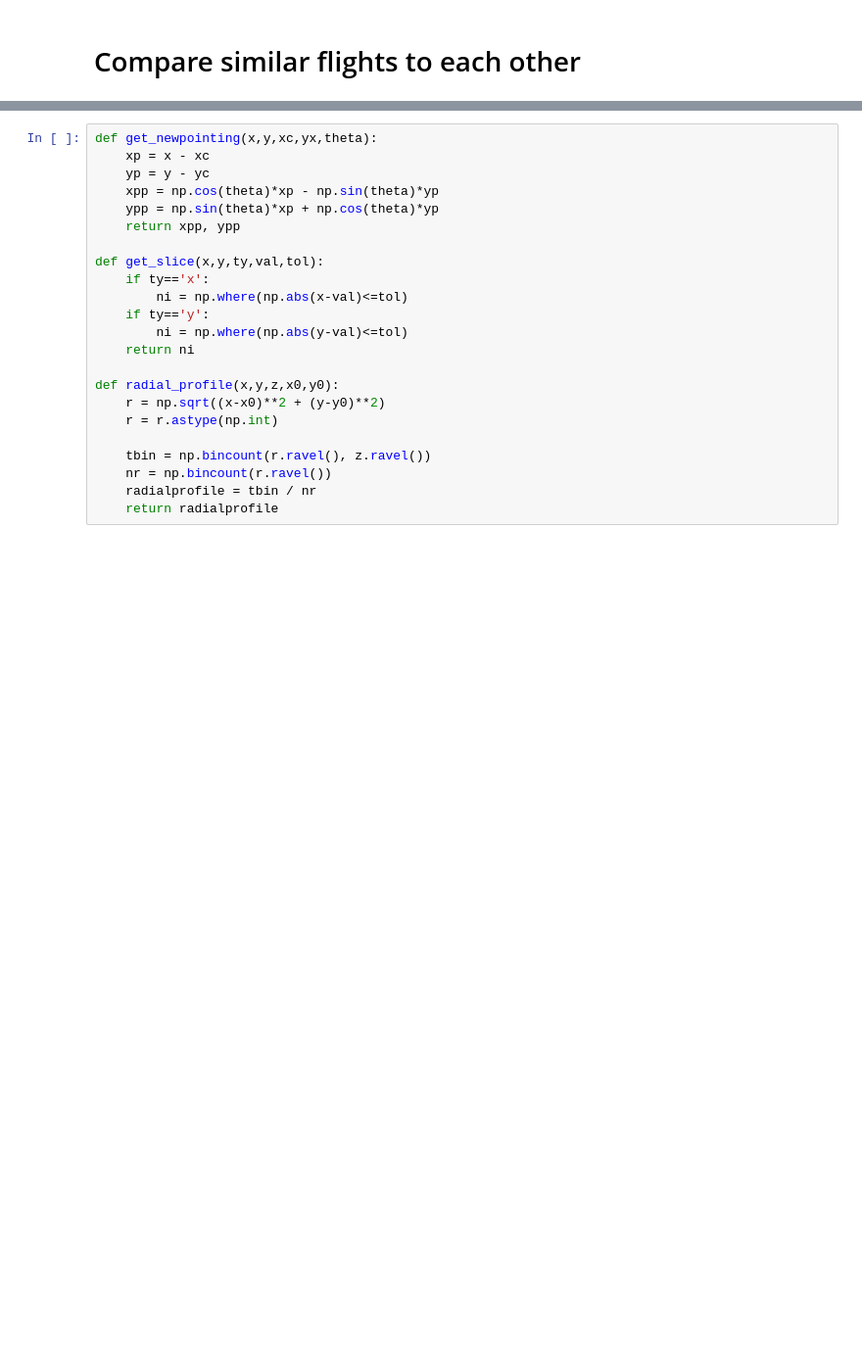
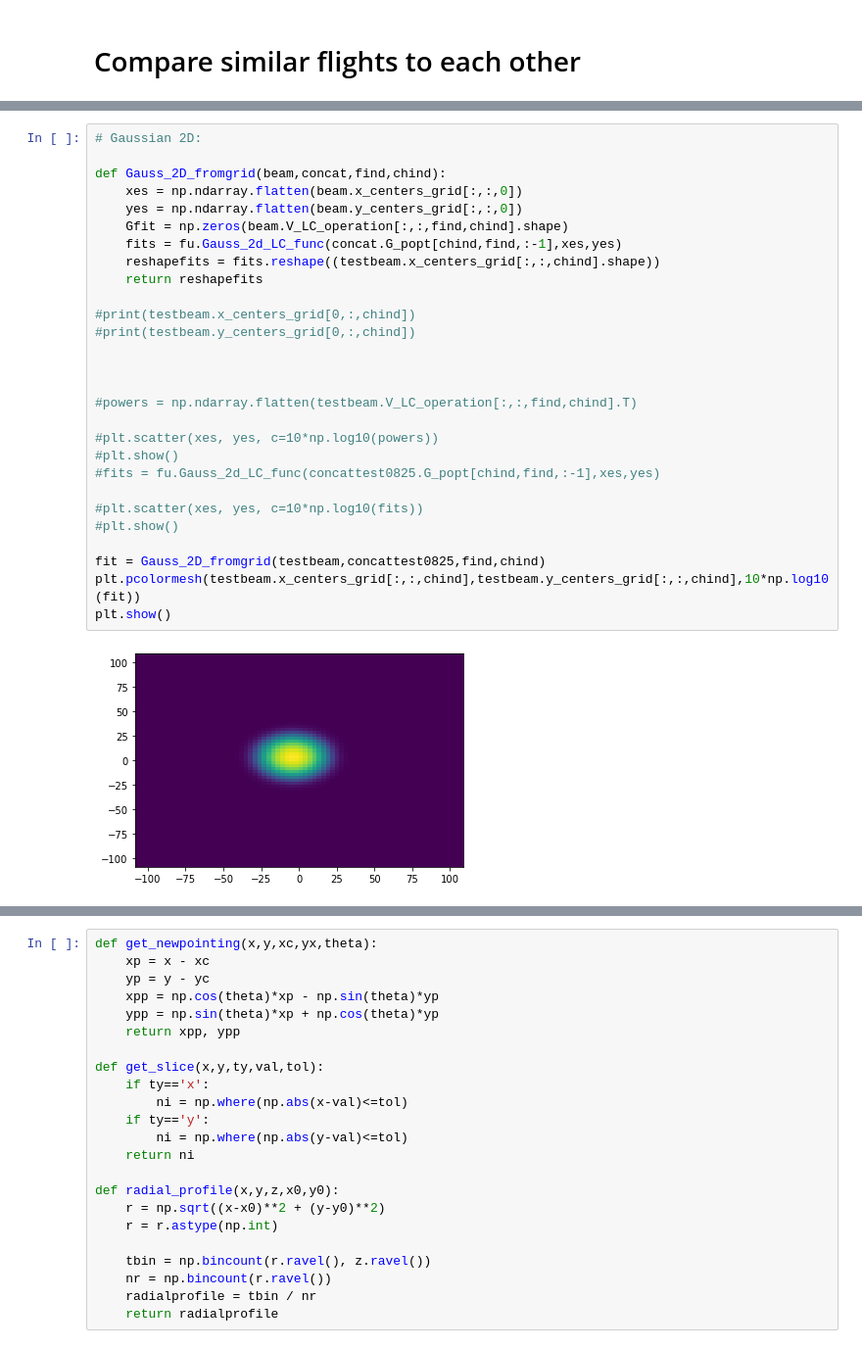
Before and after one commit to WrightLaboratory/newburghlabdrone, a Jupyter notebook: analysis/Flight_comparisons_LBN.ipynb, the cells around one changed output, grey strips where cells are left out. Shown at 98% size. Cells and saved outputs as stored; diff of their text form; blank space fills up the shorter version.

```diff
--- a/analysis/Flight_comparisons_LBN.ipynb
+++ b/analysis/Flight_comparisons_LBN.ipynb
@@ -37,0 +122,30 @@ freqs = 800.0*np.ones(1024) + (-400/1024.)*np.arange(1024)
+# %%
+# Gaussian 2D:
+
+def Gauss_2D_fromgrid(beam,concat,find,chind):
+    xes = np.ndarray.flatten(beam.x_centers_grid[:,:,0])
+    yes = np.ndarray.flatten(beam.y_centers_grid[:,:,0])
+    Gfit = np.zeros(beam.V_LC_operation[:,:,find,chind].shape)
+    fits = fu.Gauss_2d_LC_func(concat.G_popt[chind,find,:-1],xes,yes)
+    reshapefits = fits.reshape((testbeam.x_centers_grid[:,:,chind].shape))
+    return reshapefits
+
+#print(testbeam.x_centers_grid[0,:,chind])
+#print(testbeam.y_centers_grid[0,:,chind])
+
+
+
+#powers = np.ndarray.flatten(testbeam.V_LC_operation[:,:,find,chind].T)
+
+#plt.scatter(xes, yes, c=10*np.log10(powers))
+#plt.show()
+#fits = fu.Gauss_2d_LC_func(concattest0825.G_popt[chind,find,:-1],xes,yes)
+
+#plt.scatter(xes, yes, c=10*np.log10(fits))
+#plt.show()
+
+fit = Gauss_2D_fromgrid(testbeam,concattest0825,find,chind)
+plt.pcolormesh(testbeam.x_centers_grid[:,:,chind],testbeam.y_centers_grid[:,:,chind],10*np.log10(fit))
+plt.show()
+# %% [output]
+[figure, added]
```
Also changed, not shown: parts of 30 cells of this notebook.
